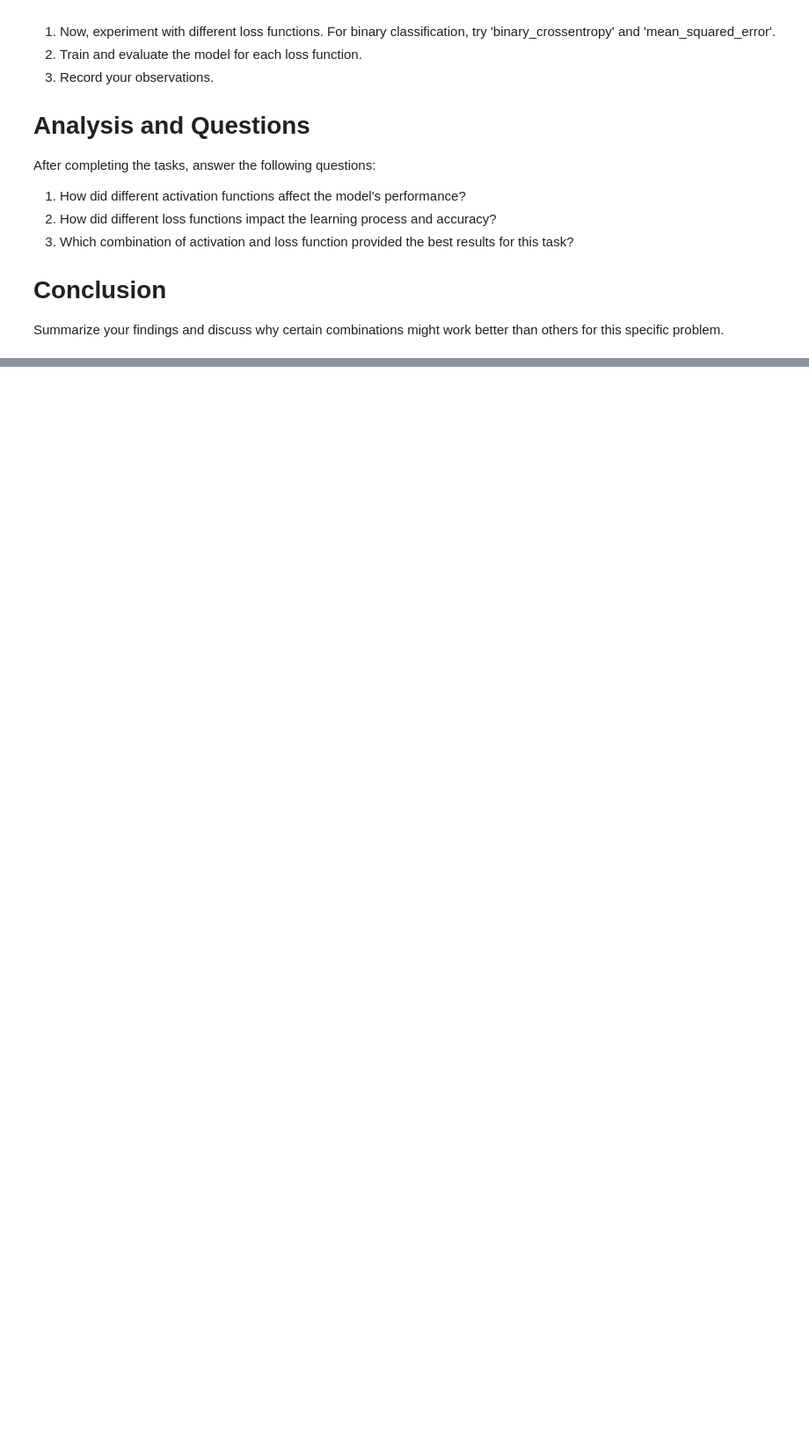
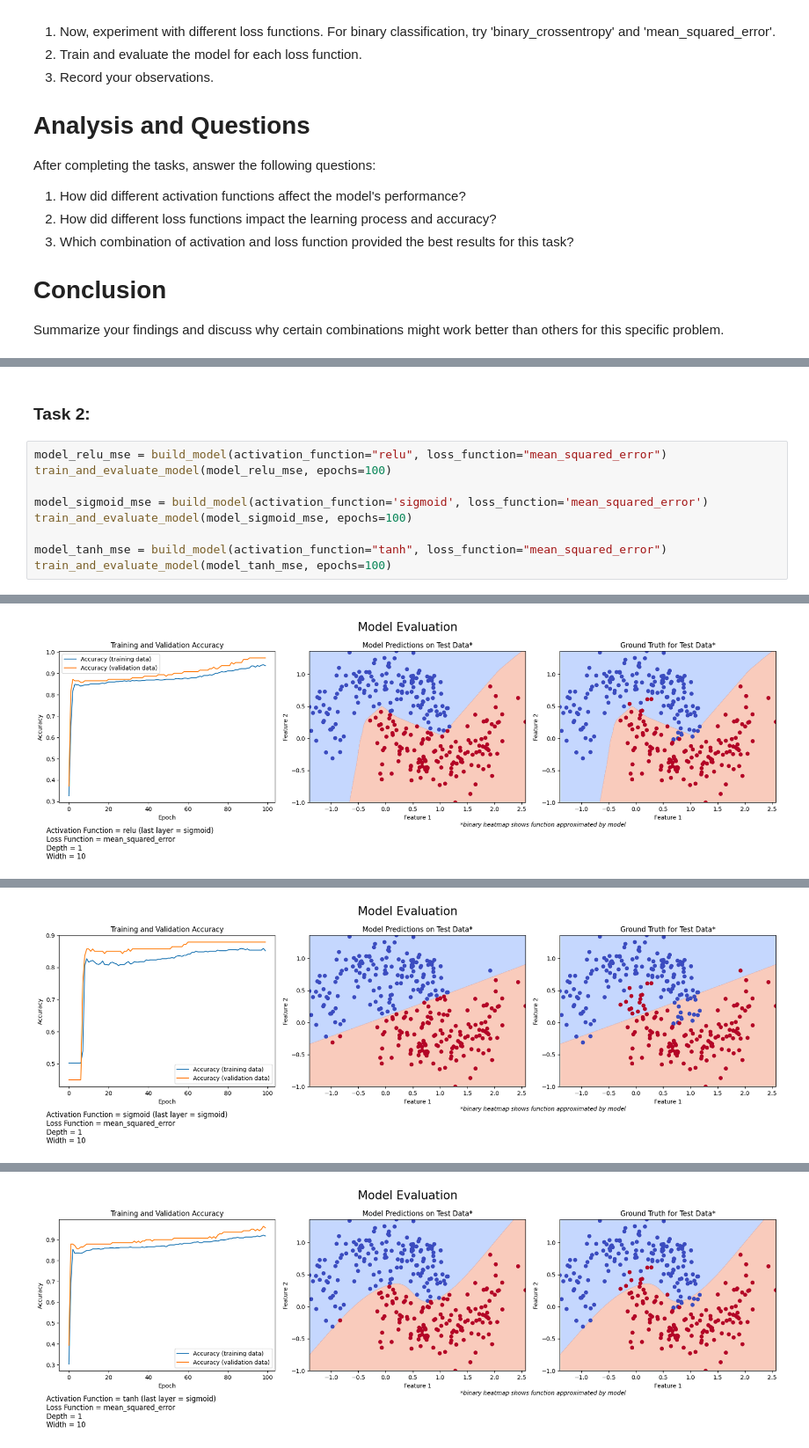
Before and after one commit to SCGlass/deep_learning, a Jupyter notebook: week_1/Explore_activation_and_loss.ipynb, the cells around one changed output, grey strips where cells are left out. Shown at 88% size. Drawn from its saved outputs; the diff is of its cells as text; blank space fills up the shorter version.

```diff
--- a/week_1/Explore_activation_and_loss.ipynb
+++ b/week_1/Explore_activation_and_loss.ipynb
@@ -136,0 +261,12 @@ Summarize your findings and discuss why certain combinations might work better t
+# %% [markdown]
+### Task 2:
+# %%
+model_relu_mse = build_model(activation_function="relu", loss_function="mean_squared_error")
+train_and_evaluate_model(model_relu_mse, epochs=100)
+
+model_sigmoid_mse = build_model(activation_function='sigmoid', loss_function='mean_squared_error')
+train_and_evaluate_model(model_sigmoid_mse, epochs=100)
+
+model_tanh_mse = build_model(activation_function="tanh", loss_function="mean_squared_error")
+train_and_evaluate_model(model_tanh_mse, epochs=100)
+# %% [output]
@@ -136,0 +278 @@ Summarize your findings and discuss why certain combinations might work better t
+[figure, added]
@@ -136,0 +284 @@ Summarize your findings and discuss why certain combinations might work better t
+[figure, added]
@@ -136,0 +290 @@ Summarize your findings and discuss why certain combinations might work better t
+[figure, added]
```
Also changed, not shown: parts of 7 cells of this notebook.
